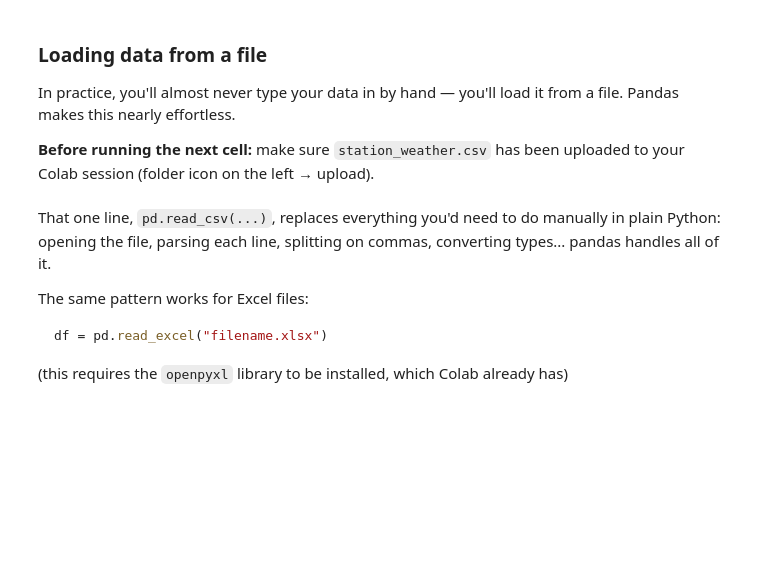
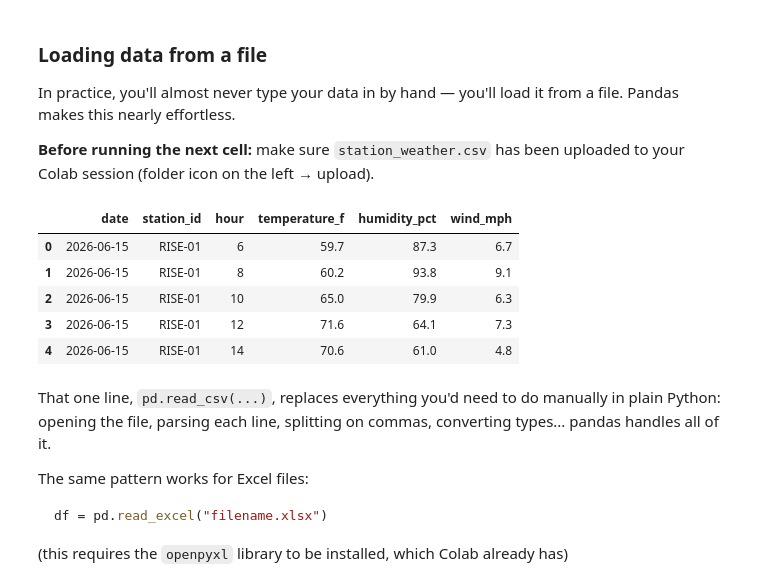
Before and after one commit to marcuscheung02/PY191_lab, a Jupyter notebook: Week1Day3_NumPy_Pandas.ipynb, the cells around one changed output. Cells and saved outputs as stored; diff of their text form; code cells hidden in the pictures; blank space fills up the shorter version.

```diff
--- a/Week1Day3_NumPy_Pandas.ipynb
+++ b/Week1Day3_NumPy_Pandas.ipynb
@@ -277,8 +361,15 @@ In practice, you'll almost never type your data in by hand — you'll load it fr
 **Before running the next cell:** make sure `station_weather.csv` has been uploaded to your Colab session (folder icon on the left → upload).
 # %%
 # TODO: load station_weather.csv into a DataFrame using pd.read_csv()
-station_df = None
+station_df = pd.read_csv("station_weather.csv")
 station_df.head()
+# %% [output]
+|  | date | station_id | hour | temperature_f | humidity_pct | wind_mph |
+| 0 | 2026-06-15 | RISE-01 | 6 | 59.7 | 87.3 | 6.7 |
+| 1 | 2026-06-15 | RISE-01 | 8 | 60.2 | 93.8 | 9.1 |
+| 2 | 2026-06-15 | RISE-01 | 10 | 65.0 | 79.9 | 6.3 |
+| 3 | 2026-06-15 | RISE-01 | 12 | 71.6 | 64.1 | 7.3 |
+| 4 | 2026-06-15 | RISE-01 | 14 | 70.6 | 61.0 | 4.8 |
 # %% [markdown]
 That one line, `pd.read_csv(...)`, replaces everything you'd need to do manually in plain Python: opening the file, parsing each line, splitting on commas, converting types... pandas handles all of it.
 
```
Also changed, not shown: parts of 30 cells of this notebook.
